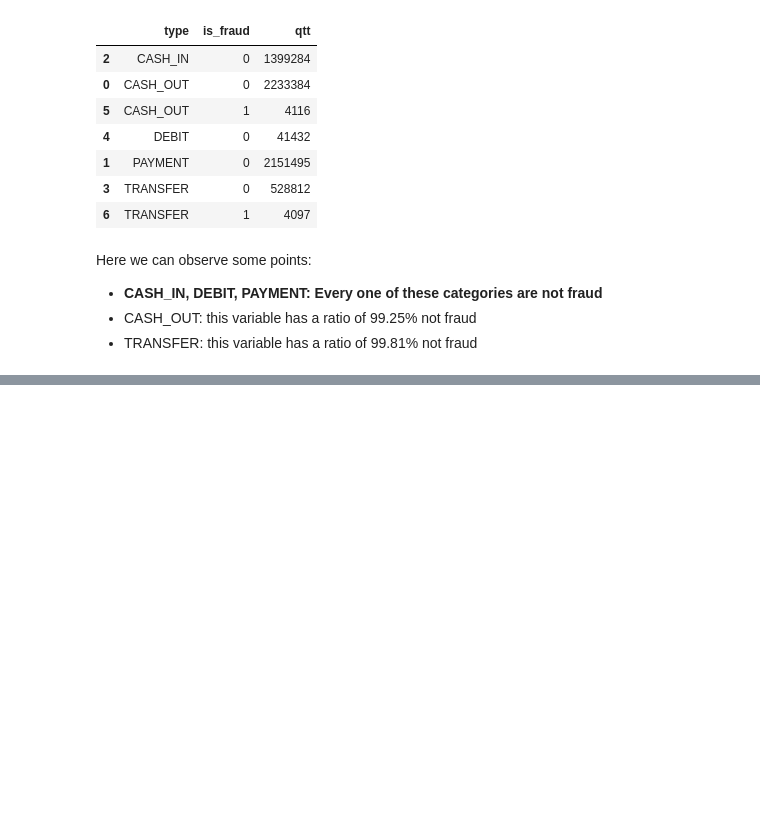
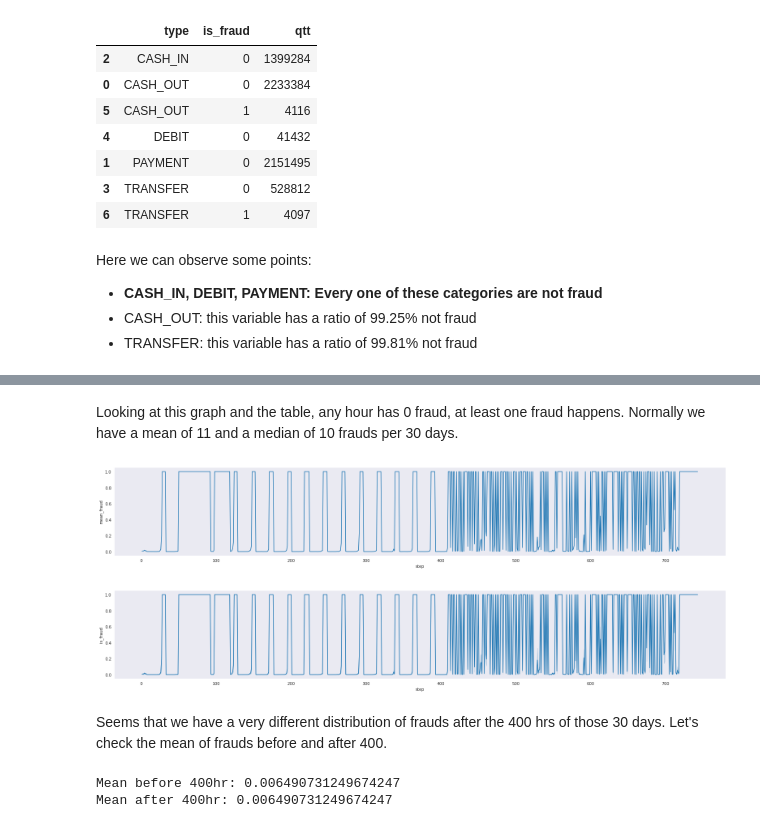
Before and after one commit to LucianoBatista/fraud-detection-classifier, a Jupyter notebook: analysis/initial-eda.ipynb, the cells around one changed output, grey strips where cells are left out. Drawn from its saved outputs; the diff is of its cells as text; code cells hidden in the pictures; blank space fills up the shorter version.

```diff
--- a/analysis/initial-eda.ipynb
+++ b/analysis/initial-eda.ipynb
@@ -122,0 +193,27 @@ Here we can observe some points:
+# %% [markdown]
+Looking at this graph and the table, any hour has 0 fraud, at least one fraud happens. Normally we have a mean of 11 and a median of 10 frauds per 30 days.
+# %%
+fraud_on_hours_summary_df = fraud_numerical_df.groupby(["step"])["is_fraud"].agg(count_fraud = sum, mean_fraud = np.mean, median_fraud = np.median, count_values = np.size).reset_index()
+# %%
+fig_dims = (27, 4)
+fig, ax = plt.subplots(figsize=fig_dims)
+_ = sns.lineplot(x="step", y="mean_fraud", data=fraud_on_hours_summary_df, ax=ax)
+plt.show()
+# %% [output]
+[figure, added]
+# %%
+fig_dims = (27, 4)
+fig, ax = plt.subplots(figsize=fig_dims)
+_ = sns.lineplot(x="step", y="is_fraud", data=fraud_numerical_df, ax=ax)
+plt.show()
+# %% [output]
+[figure, added]
+# %% [markdown]
+Seems that we have a very different distribution of frauds after the 400 hrs of those 30 days. Let's check the mean of frauds before and after 400.
+# %%
+mean_before_400 = fraud_numerical_df[fraud_numerical_df.step <= 400]["is_fraud"].mean()
+mean_after_400 = fraud_numerical_df[fraud_numerical_df.step > 400]["is_fraud"].mean()
+print(f"Mean before 400hr: {mean_after_400}\nMean after 400hr: {mean_after_400}")
+# %% [output]
+Mean before 400hr: 0.006490731249674247
+Mean after 400hr: 0.006490731249674247
```
Also changed, not shown: parts of 30 cells of this notebook, 1 other file.
